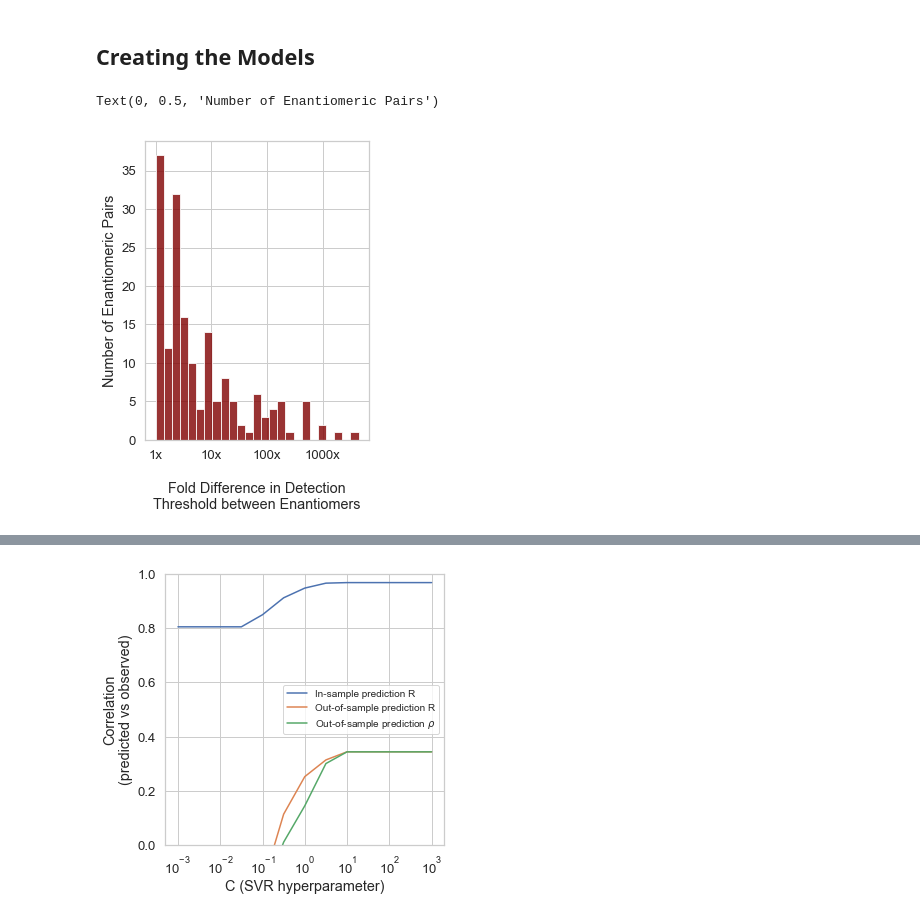
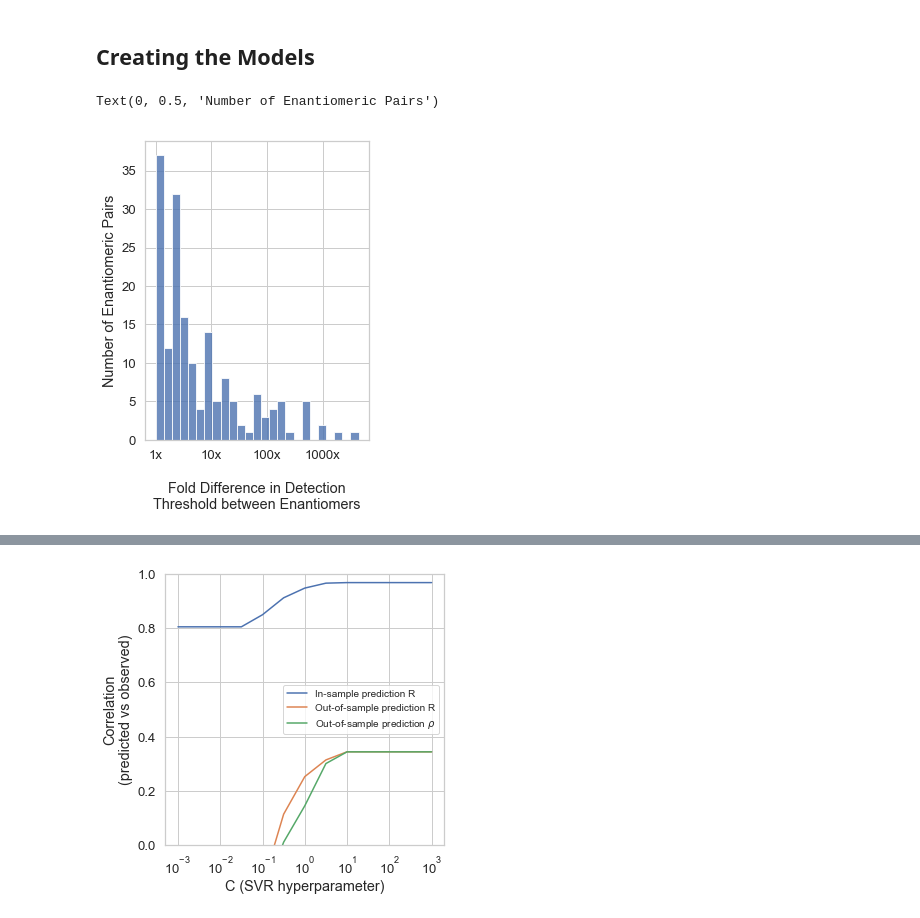
Before and after one commit to rgerkin/enantiomerlist, a Jupyter notebook: OdorantModel.ipynb, the cells around one changed output, grey strips where cells are left out. Saved outputs shown, nothing was run; the diff lists cells and outputs as text; code cells hidden in the pictures.

```diff
--- a/OdorantModel.ipynb
+++ b/OdorantModel.ipynb
@@ -211,17 +212,17 @@ both_features = finite_mordred | finite_morgan
 # %%
 import matplotlib.pyplot as plt
 import seaborn as sns
 sns.set_style("whitegrid")
 #sns.set_context('poster')
 plt.figure(figsize=(4,5.5))
 stuff = half_coleman_data[half_coleman_data["log_abs"]<50]
-plt.hist(stuff["log_abs"], bins=25, color="#800000", alpha=0.8);
+plt.hist(stuff["log_abs"], bins=25, alpha=0.8);
 plt.xticks([0,1,2,3], ["1x", "10x", "100x", "1000x"])
 plt.xlabel("\nFold Difference in Detection\nThreshold between Enantiomers")
 plt.ylabel("Number of Enantiomeric Pairs")
 # %% [output]
 Text(0, 0.5, 'Number of Enantiomeric Pairs')
-[figure, old version]
+[figure, new version]
 # %%
 def create_model(Xn, y):
     import pandas as pd
```
Also changed, not shown: parts of 12 cells of this notebook, 2 other files.
